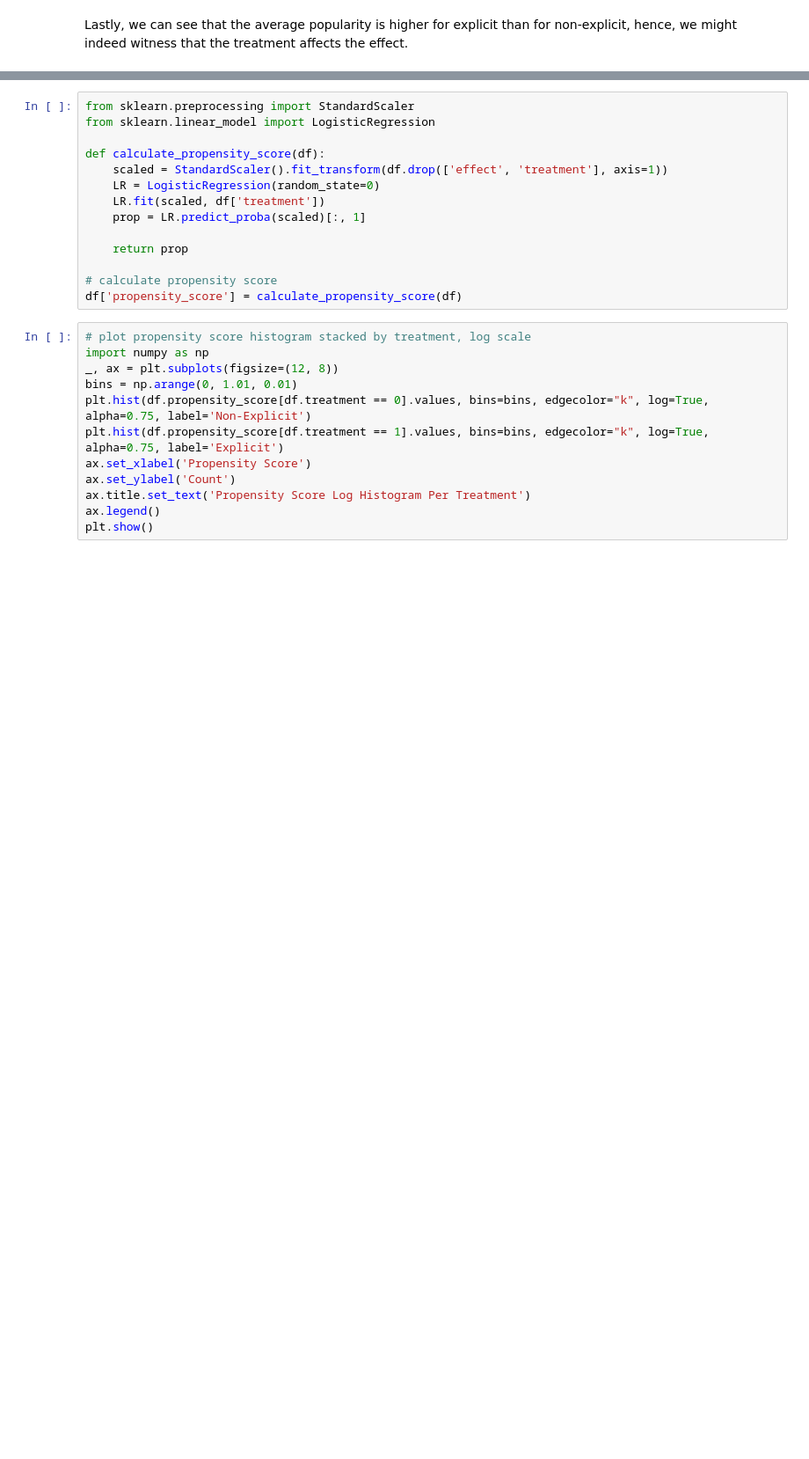
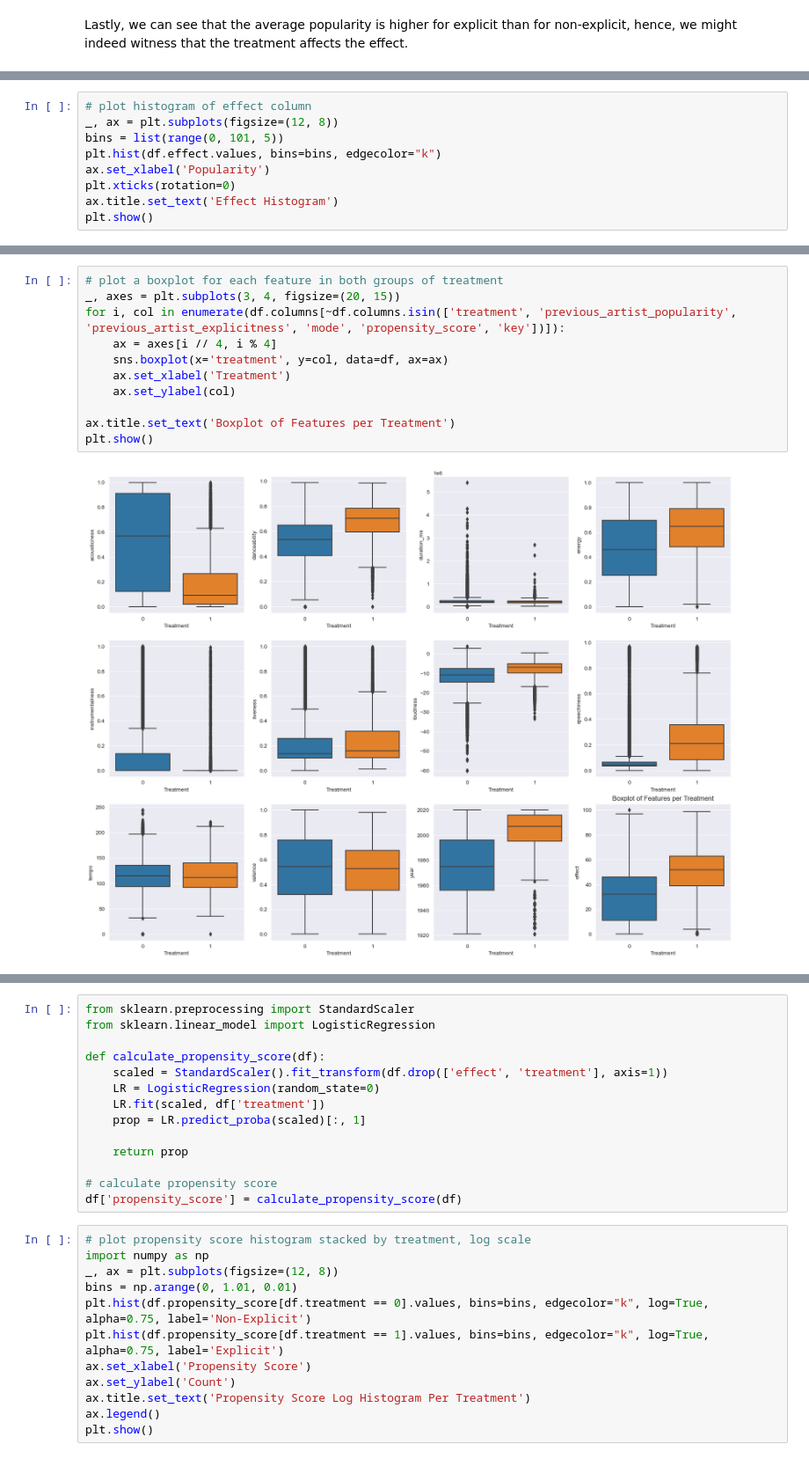
Before and after one commit to NaorHaba/Causal-Inference, a Jupyter notebook: data_exploration.ipynb, the cells around one changed output, grey strips where cells are left out. Shown at 88% size. Drawn from its saved outputs; the diff is of its cells as text; blank space fills up the shorter version.

```diff
--- a/data_exploration.ipynb
+++ b/data_exploration.ipynb
@@ -318,0 +335,9 @@ Lastly, we can see that the average popularity is higher for explicit than for n
+# %%
+# plot histogram of effect column
+_, ax = plt.subplots(figsize=(12, 8))
+bins = list(range(0, 101, 5))
+plt.hist(df.effect.values, bins=bins, edgecolor="k")
+ax.set_xlabel('Popularity')
+plt.xticks(rotation=0)
+ax.title.set_text('Effect Histogram')
+plt.show()
@@ -318,0 +346,13 @@ Lastly, we can see that the average popularity is higher for explicit than for n
+# %%
+# plot a boxplot for each feature in both groups of treatment
+_, axes = plt.subplots(3, 4, figsize=(20, 15))
+for i, col in enumerate(df.columns[~df.columns.isin(['treatment', 'previous_artist_popularity', 'previous_artist_explicitness', 'mode', 'propensity_score', 'key'])]):
+    ax = axes[i // 4, i % 4]
+    sns.boxplot(x='treatment', y=col, data=df, ax=ax)
+    ax.set_xlabel('Treatment')
+    ax.set_ylabel(col)
+
+ax.title.set_text('Boxplot of Features per Treatment')
+plt.show()
+# %% [output]
+[figure, added]
```
Also changed, not shown: parts of 10 cells of this notebook.
